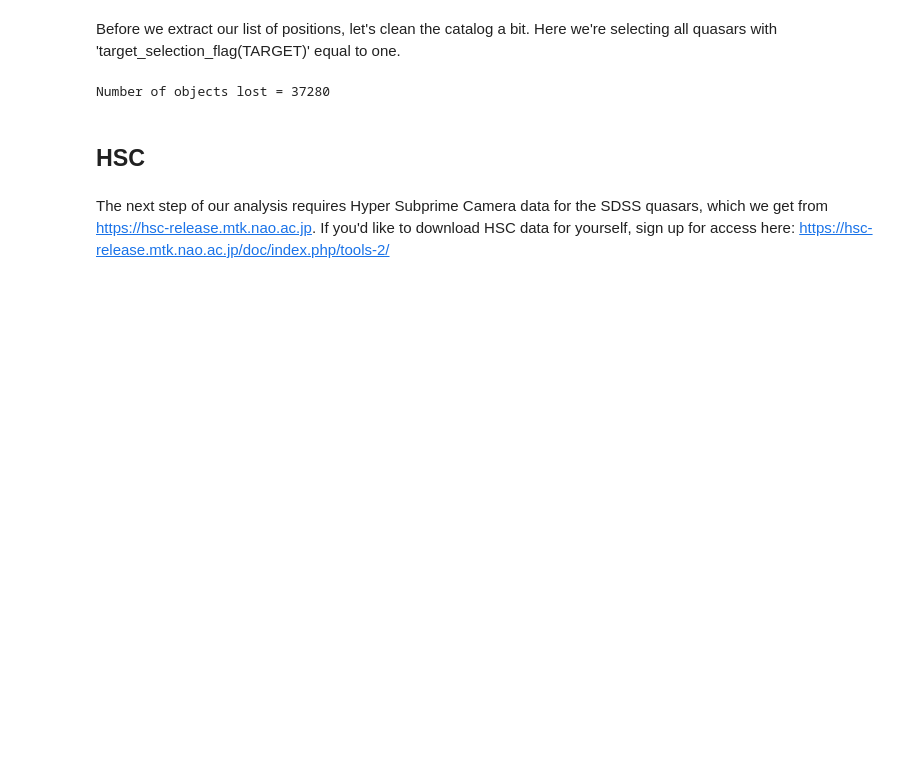
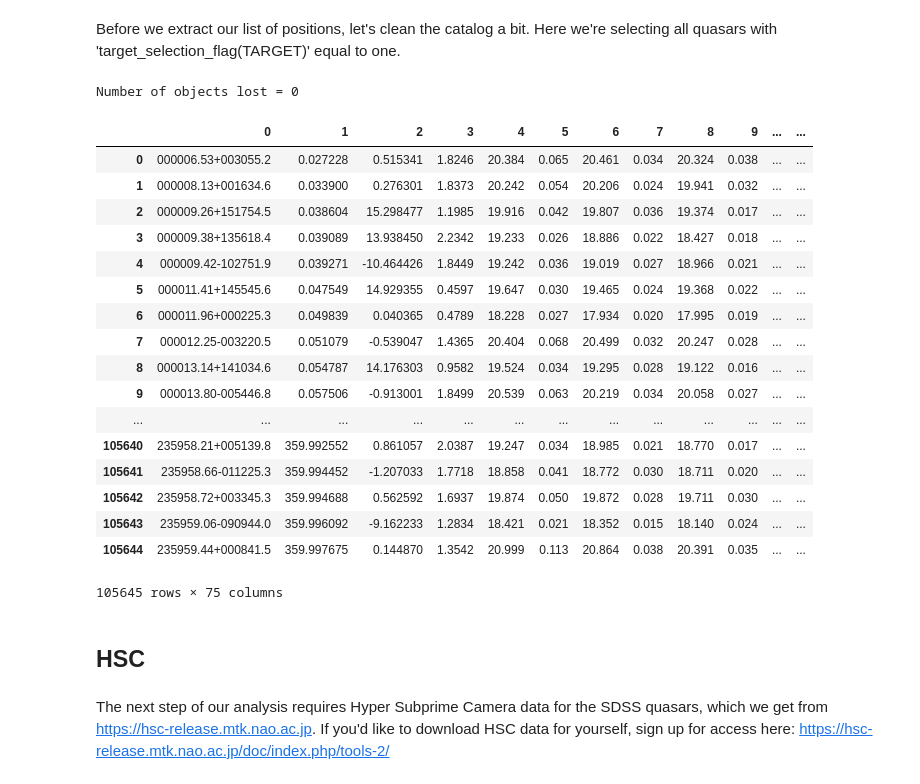
Before and after one commit to openhearted99/AGN_variability_project, a Jupyter notebook: Examination of the relationship between AGN luminosity and redshift.ipynb, the cells around one changed output. Saved outputs shown, nothing was run; the diff lists cells and outputs as text; code cells hidden in the pictures; blank space fills up the shorter version.

```diff
--- a/Examination of the relationship between AGN luminosity and redshift.ipynb
+++ b/Examination of the relationship between AGN luminosity and redshift.ipynb
@@ -102,12 +102,33 @@ Before we extract our list of positions, let's clean the catalog a bit. Here we'
 # %%
 _len_before = dr7.shape[0]
 
-dr7 = dr7[dr7.iloc[:,54] == 1]
+#dr7 = dr7[dr7.iloc[:,54] == 1]
 
 _len_after = dr7.shape[0]
 
 print("Number of objects lost = " + str(_len_before - _len_after))
 # %% [output]
-Number of objects lost = 37280
+Number of objects lost = 0
+# %%
+dr7
+# %% [output]
+|  | 0 | 1 | 2 | 3 | 4 | 5 | 6 | 7 | 8 | 9 | ... | ... |
+| 0 | 000006.53+003055.2 | 0.027228 | 0.515341 | 1.8246 | 20.384 | 0.065 | 20.461 | 0.034 | 20.324 | 0.038 | ... | ... |
+| 1 | 000008.13+001634.6 | 0.033900 | 0.276301 | 1.8373 | 20.242 | 0.054 | 20.206 | 0.024 | 19.941 | 0.032 | ... | ... |
+| 2 | 000009.26+151754.5 | 0.038604 | 15.298477 | 1.1985 | 19.916 | 0.042 | 19.807 | 0.036 | 19.374 | 0.017 | ... | ... |
+| 3 | 000009.38+135618.4 | 0.039089 | 13.938450 | 2.2342 | 19.233 | 0.026 | 18.886 | 0.022 | 18.427 | 0.018 | ... | ... |
+| 4 | 000009.42-102751.9 | 0.039271 | -10.464426 | 1.8449 | 19.242 | 0.036 | 19.019 | 0.027 | 18.966 | 0.021 | ... | ... |
+| 5 | 000011.41+145545.6 | 0.047549 | 14.929355 | 0.4597 | 19.647 | 0.030 | 19.465 | 0.024 | 19.368 | 0.022 | ... | ... |
+| 6 | 000011.96+000225.3 | 0.049839 | 0.040365 | 0.4789 | 18.228 | 0.027 | 17.934 | 0.020 | 17.995 | 0.019 | ... | ... |
+| 7 | 000012.25-003220.5 | 0.051079 | -0.539047 | 1.4365 | 20.404 | 0.068 | 20.499 | 0.032 | 20.247 | 0.028 | ... | ... |
+| 8 | 000013.14+141034.6 | 0.054787 | 14.176303 | 0.9582 | 19.524 | 0.034 | 19.295 | 0.028 | 19.122 | 0.016 | ... | ... |
+| 9 | 000013.80-005446.8 | 0.057506 | -0.913001 | 1.8499 | 20.539 | 0.063 | 20.219 | 0.034 | 20.058 | 0.027 | ... | ... |
+| ... | ... | ... | ... | ... | ... | ... | ... | ... | ... | ... | ... | ... |
+| 105640 | 235958.21+005139.8 | 359.992552 | 0.861057 | 2.0387 | 19.247 | 0.034 | 18.985 | 0.021 | 18.770 | 0.017 | ... | ... |
+| 105641 | 235958.66-011225.3 | 359.994452 | -1.207033 | 1.7718 | 18.858 | 0.041 | 18.772 | 0.030 | 18.711 | 0.020 | ... | ... |
+| 105642 | 235958.72+003345.3 | 359.994688 | 0.562592 | 1.6937 | 19.874 | 0.050 | 19.872 | 0.028 | 19.711 | 0.030 | ... | ... |
+| 105643 | 235959.06-090944.0 | 359.996092 | -9.162233 | 1.2834 | 18.421 | 0.021 | 18.352 | 0.015 | 18.140 | 0.024 | ... | ... |
+| 105644 | 235959.44+000841.5 | 359.997675 | 0.144870 | 1.3542 | 20.999 | 0.113 | 20.864 | 0.038 | 20.391 | 0.035 | ... | ... |
+105645 rows × 75 columns
 # %%
 Positions_of_dr7 = np.transpose([dr7[1].values, dr7[2].values])
```
Also changed, not shown: parts of 12 cells of this notebook, 2 other files.
